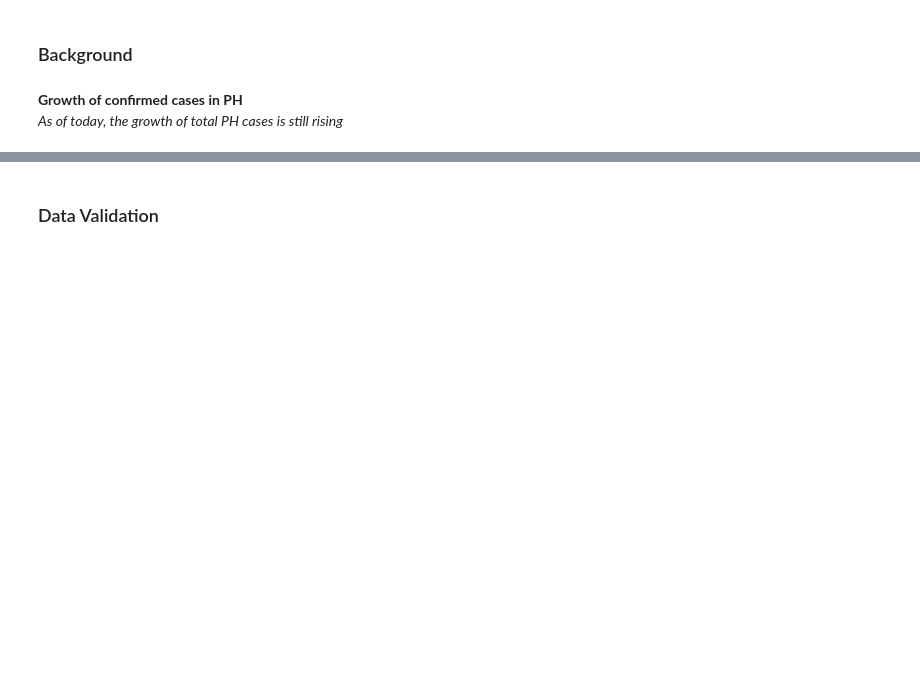
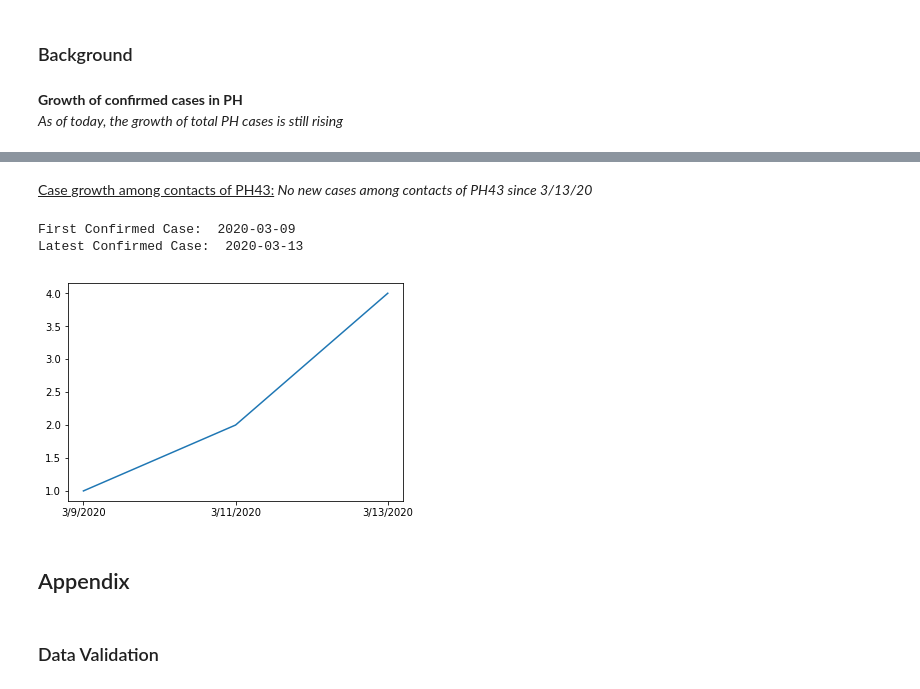
Before and after one commit to andrewnyu/analytics-projects, a Jupyter notebook: PH NCOV Network Analysis.ipynb, the cells around one changed output, grey strips where cells are left out. Saved outputs shown, nothing was run; the diff lists cells and outputs as text; code cells hidden in the pictures; blank space fills up the shorter version.

```diff
--- a/PH NCOV Network Analysis.ipynb
+++ b/PH NCOV Network Analysis.ipynb
@@ -228,4 +249,14 @@ get_case_plot(df[df['FID'].isin(comp_list[6])])
 [figure]
+# %% [markdown]
+<u>Case growth among contacts of PH43:</u><i> No new cases among contacts of PH43 since 3/13/20</i>
+# %%
+get_case_plot(df[df['FID'].isin(contact_map[43])])
+# %% [output]
+First Confirmed Case:  2020-03-09
+Latest Confirmed Case:  2020-03-13
+[figure, added]
+# %% [markdown]
+## Appendix
 # %% [markdown]
 ### Data Validation
 # %% [markdown]
```
Also changed, not shown: parts of 11 cells of this notebook.
